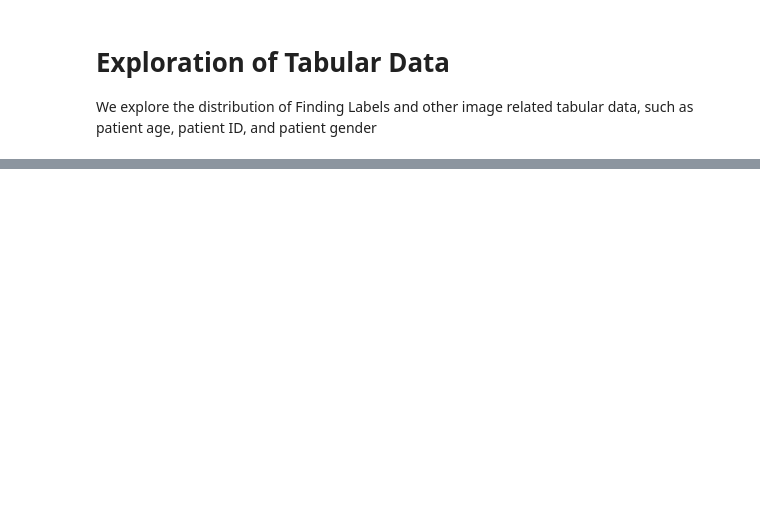
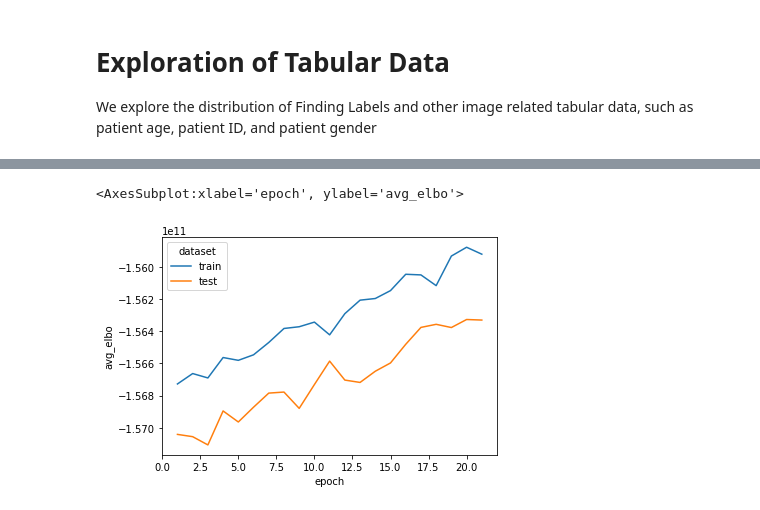
Before and after one commit to whitleyo/ChestXray8VAE, a Jupyter notebook: src/ChestXRay_8_SandBox.ipynb, the cells around one changed output, grey strips where cells are left out. Drawn from its saved outputs; the diff is of its cells as text; code cells hidden in the pictures; blank space fills up the shorter version.

```diff
--- a/src/ChestXRay_8_SandBox.ipynb
+++ b/src/ChestXRay_8_SandBox.ipynb
@@ -864,0 +329,7 @@ torch.save(VAE.state_dict(), path = os.path.join(output_dir, 'VAE_state_dict_tra
+# %%
+running_stats = torch.load(os.path.join(output_dir, 'VAE_running_stats.pt'))
+# %%
+running_stats_df_train = pd.DataFrame.from_dict(running_stats['train'])
+running_stats_df_train['dataset'] = np.repeat('train', running_stats_df_train.shape[0])
+running_stats_df_train['epoch'] = np.arange(0, running_stats_df_train.shape[0]) + 1
+running_stats_df_train
@@ -864,0 +354,5 @@ torch.save(VAE.state_dict(), path = os.path.join(output_dir, 'VAE_state_dict_tra
+# %%
+running_stats_df_test = pd.DataFrame.from_dict(running_stats['test'])
+running_stats_df_test['dataset'] = np.repeat('test', running_stats_df_test.shape[0])
+running_stats_df_test['epoch'] = np.arange(0, running_stats_df_test.shape[0]) + 1
+running_stats_df_test
@@ -864,0 +377,4 @@ torch.save(VAE.state_dict(), path = os.path.join(output_dir, 'VAE_state_dict_tra
+# %%
+running_stats_df = running_stats_df_train.append(running_stats_df_test)
+running_stats_df['diff_avg_elbo_avg_log_pxz'] = running_stats_df['avg_elbo'] - running_stats_df['avg_log_pxz']
+running_stats_df.head()
@@ -864,0 +397,8 @@ torch.save(VAE.state_dict(), path = os.path.join(output_dir, 'VAE_state_dict_tra
+# %%
+# avg ELBO (objective function across batches) vs epoch
+sns.lineplot(x="epoch", y="avg_elbo",
+             hue="dataset",
+             data=running_stats_df)
+# %% [output]
+<AxesSubplot:xlabel='epoch', ylabel='avg_elbo'>
+[figure, added]
```
Also changed, not shown: parts of 67 cells of this notebook.
